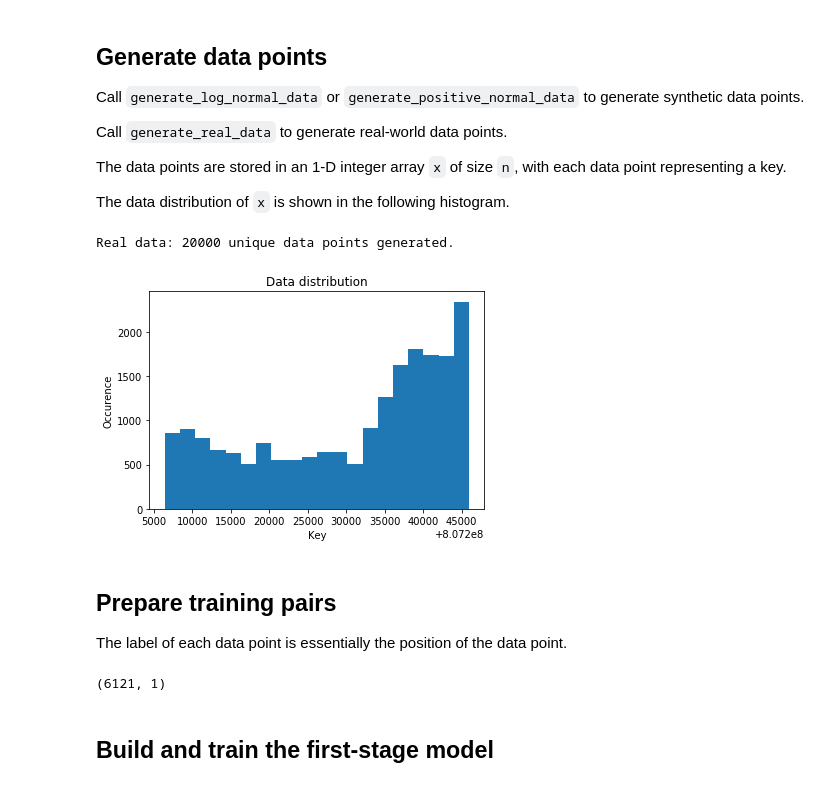
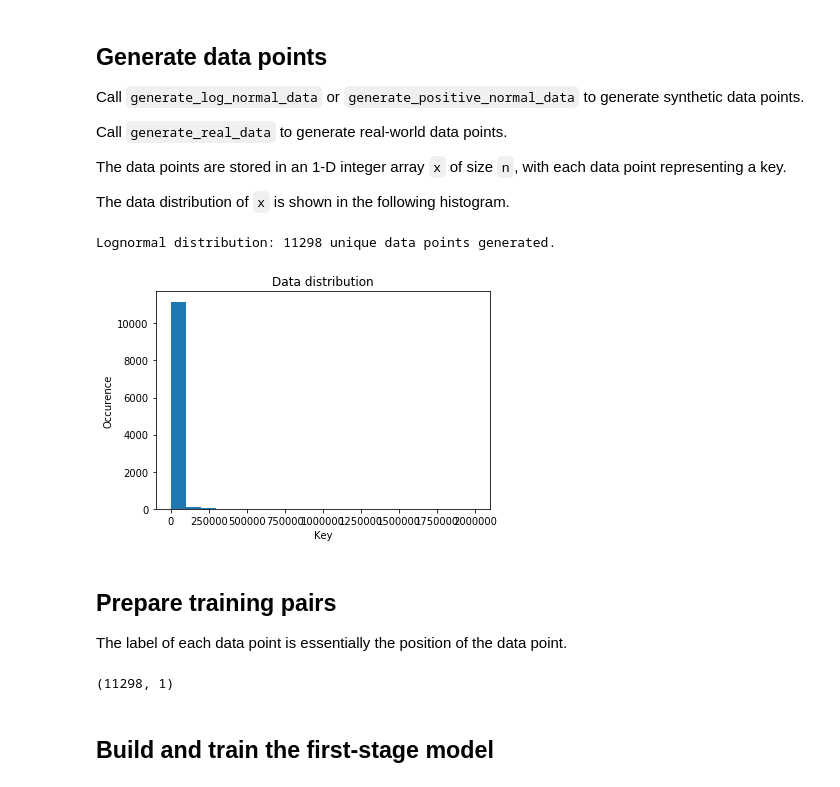
Before and after one commit to yunshengtw/dbai-labs, a Jupyter notebook: lab1.ipynb, the cells around one changed output. Drawn from its saved outputs; the diff is of its cells as text; code cells hidden in the pictures.

Commit message:
Use lognormal as default

```diff
--- a/lab1.ipynb
+++ b/lab1.ipynb
@@ -79,12 +79,11 @@ The data points are stored in an 1-D integer array `x` of size `n`, with each da
 
 The data distribution of `x` is shown in the following histogram.
 # %%
-#n, x = generate_lognormal_data()
-n, x = generate_real_data()
+n, x = generate_lognormal_data()
 plot_histogram(x)
 # %% [output]
-Real data: 20000 unique data points generated.
+Lognormal distribution: 11298 unique data points generated.
-[figure, old version]
+[figure, new version]
 # %% [markdown]
 ## Prepare training pairs
 
@@ -94,7 +93,7 @@ y = obtain_labels(x)
 x = np.expand_dims(x, 1)
 print(x.shape)
 # %% [output]
-(6121, 1)
+(11298, 1)
 # %% [markdown]
 ## Build and train the first-stage model
 # %%
```
Also changed, not shown: parts of 8 cells of this notebook.
